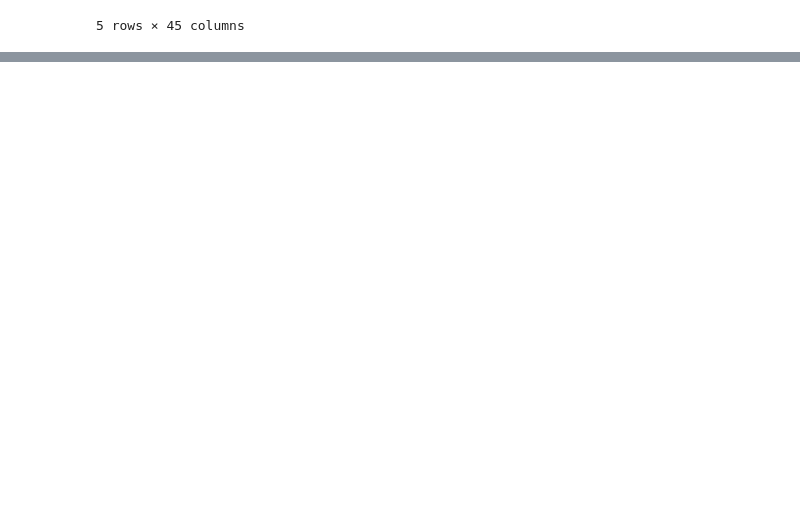
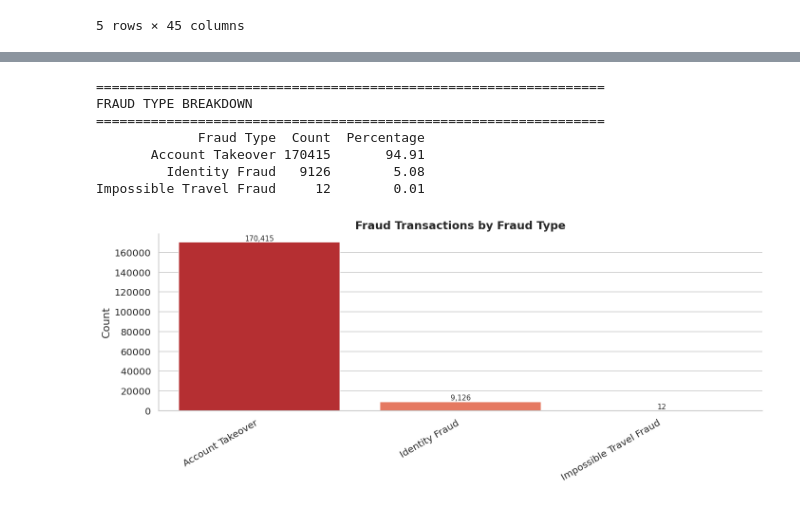
Before and after one commit to thedataboy001/naijashield, a Jupyter notebook: notebooks/01_eda.ipynb, the cells around one changed output, grey strips where cells are left out. Saved outputs shown, nothing was run; the diff lists cells and outputs as text; code cells hidden in the pictures; blank space fills up the shorter version.

```diff
--- a/notebooks/01_eda.ipynb
+++ b/notebooks/01_eda.ipynb
@@ -13,3 +52,12 @@ data.head()
 | 3 | T174955 | 2023-05-07 13:15:03.037215 | 1000018177 | 4987435115 | payment | Ikeja Electric Bill | ... |
 | 4 | T3695059 | 2023-06-08 11:37:39.155188 | 1000018177 | 7939643449 | withdrawal | Arik Air Flight | ... |
 5 rows × 45 columns
+# %%
+# --- Enforce correct dtypes ---
+
+data["timestamp"] = pd.to_datetime(data["timestamp"])
+data["is_fraud"] = data["is_fraud"].astype(int)
+
+# --- Sort chronologically (critical for window features) ---
+
+data = data.sort_values("timestamp").reset_index(drop=True)
@@ -15,0 +308,52 @@ data.head()
+# %%
+# --- Fraud type breakdown ---
+
+print("\n" + "=" * 65)
+print("FRAUD TYPE BREAKDOWN")
+print("=" * 65)
+
+fraud_type_dist = (
+    data[data["is_fraud"] == 1]["fraud_type"]
+    .value_counts()
+    .reset_index()
+)
+
+fraud_type_dist.columns = ["Fraud Type", "Count"]
+fraud_type_dist["Percentage"] = (
+    fraud_type_dist["Count"] / fraud_type_dist["Count"].sum() * 100
+).round(2)
+
+print(fraud_type_dist.to_string(index=False))
+
+fig, ax = plt.subplots(figsize=(12, 5))
+
+sns.barplot(
+    data=fraud_type_dist,
+    x="Fraud Type", y="Count",
+    palette="Reds_r", ax=ax
+)
+
+ax.set_title("Fraud Transactions by Fraud Type")
+ax.set_xlabel("")
+ax.set_ylabel("Count")
+plt.xticks(rotation=30, ha="right")
+
+for p in ax.patches:
+    ax.annotate(
+        f"{p.get_height():,.0f}",
+        (p.get_x() + p.get_width() / 2., p.get_height()),
+        ha="center", va="bottom", fontsize=9
+    )
+
+plt.tight_layout()
+plt.savefig("eda_visuals/fraud_type_breakdown.png", bbox_inches="tight")
+plt.show()
+# %% [output]
+=================================================================
+FRAUD TYPE BREAKDOWN
+=================================================================
+             Fraud Type  Count  Percentage
+       Account Takeover 170415       94.91
+         Identity Fraud   9126        5.08
+Impossible Travel Fraud     12        0.01
+[figure, added]
```
Also changed, not shown: parts of 27 cells of this notebook, 17 other files.
